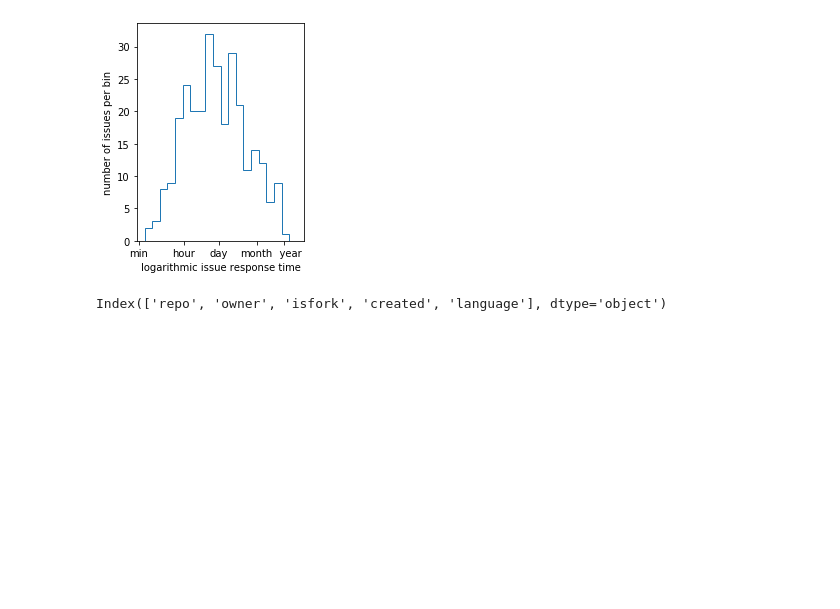
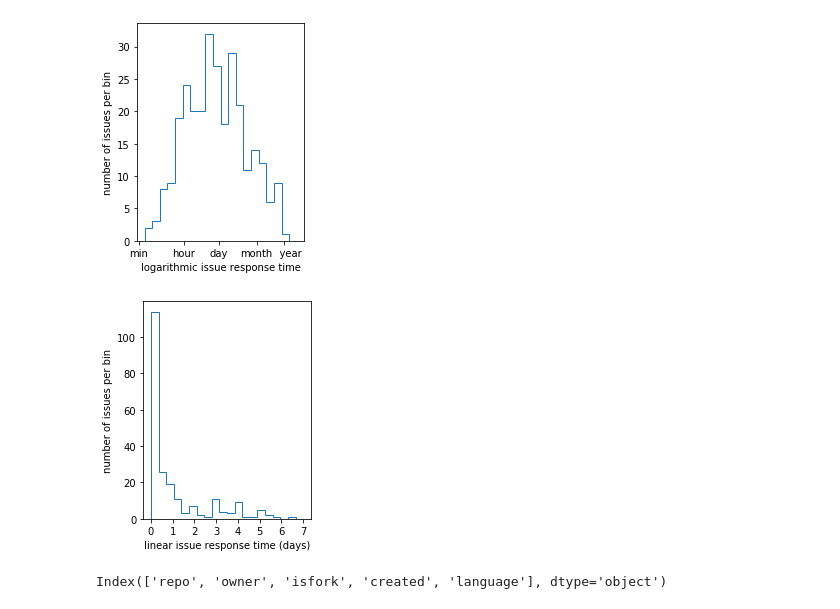
Before and after one commit to jpivarski-talks/2019-10-17-pyhep-awkward, a Jupyter notebook: analysis.ipynb, the cells around one changed output. Saved outputs shown, nothing was run; the diff lists cells and outputs as text; code cells hidden in the pictures; blank space fills up the shorter version.

```diff
--- a/analysis.ipynb
+++ b/analysis.ipynb
@@ -187,6 +187,19 @@ ax.get_figure().savefig("uproot-response-time.png")
 ax.get_figure().savefig("uproot-response-time.pdf")
 # %% [output]
 [figure]
+# %%
+isclosed = dfissues[~dfissues["ispull"] & dfissues["closed"]]
+
+ax = ((isclosed["date_closed"].astype(isclosed["date_created"].dtype) - isclosed["date_created"]).astype(int) / (1e9*60*60*24)).hist(bins=20, range=(0, 7), grid=False, histtype="step", figsize=(3, 4))
+
+matplotlib.pyplot.xlabel("linear issue response time (days)")
+matplotlib.pyplot.ylabel("number of issues per bin")
+ax.xaxis.set_ticks([0, 1, 2, 3, 4, 5, 6, 7])
+ax.xaxis.set_ticklabels(map(str, [0, 1, 2, 3, 4, 5, 6, 7]))
+ax.get_figure().savefig("uproot-response-time-linear.png")
+ax.get_figure().savefig("uproot-response-time-linear.pdf")
+# %% [output]
+[figure, added]
 # %%
 dfos.groupby(["os"]).count().sort_values("count", ascending=False);
 # %%
```
Also changed, not shown: 3 other files.
